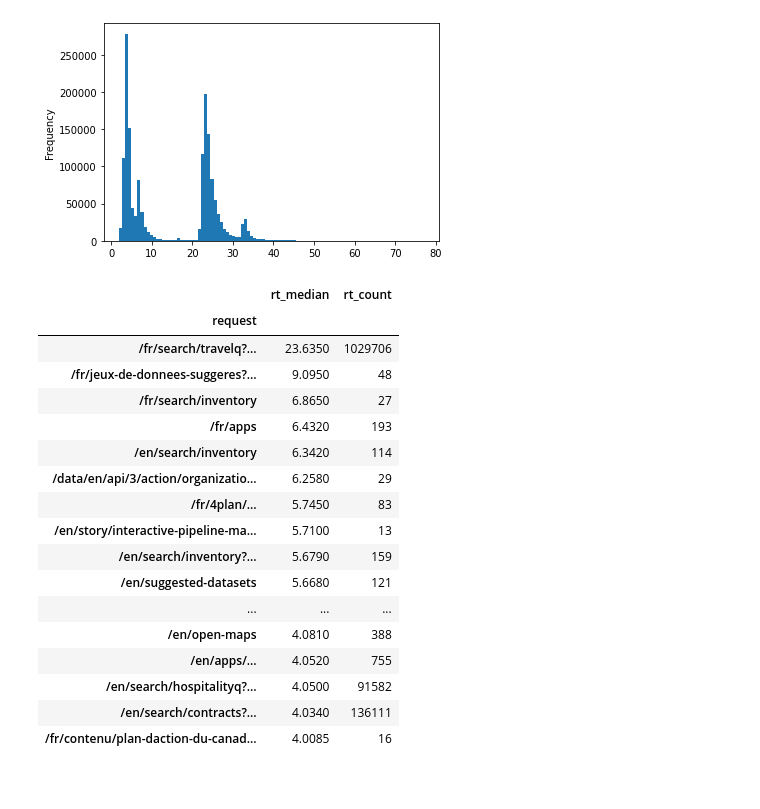
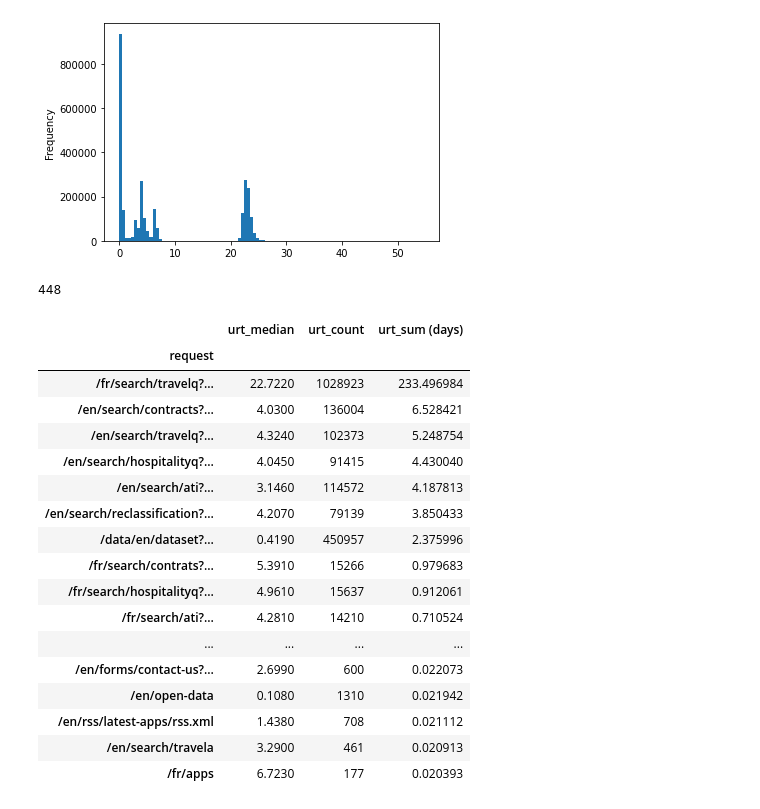
Before and after one commit to wardi/issue, a Jupyter notebook: analysis.ipynb, the cells around one changed output. Cells and saved outputs as stored; diff of their text form; code cells hidden in the pictures.

```diff
--- a/analysis.ipynb
+++ b/analysis.ipynb
@@ -1,3 +1,4 @@
 # %%
 import pandas as pd
-df = pd.read_csv("logs.csv.gz", compression="gzip")
+
+df = pd.read_csv("logs.csv.gz", compression="gzip", parse_dates=[1])
@@ -4,7 +19,7 @@ df = pd.read_csv("logs.csv.gz", compression="gzip")
 # %%
-ax = df[df['rt'] > 2]['rt'].plot.hist(bins=100)
+ax = df['urt'].plot.hist(bins=100)
 # %% [output]
-[figure, old version]
+[figure, new version]
 # %%
 def bucket(r):
     r = r.rsplit('HTTP/')[0].split('GET ')[-1]
@@ -16,25 +33,32 @@ bdf = df[['request','rt']].copy(deep=True)
 bdf['request'] = bdf['request'].map(bucket)
+# %%
+4 * 8 * 2 * 7
+# %% [output]
+448
 # %%
-import numpy as np
-sdf = bdf.groupby(['request']).agg(['median','count'])
+sdf = bdf.groupby(['request']).agg(['median','count','sum'])
 sdf.columns = sdf.columns.map('_'.join)
-sdf[sdf['rt_count'] > 10][sdf['rt_median'] > 4].sort_values('rt_median', ascending=False)
+sdf['urt_sum'] = sdf['urt_sum'] / (60*60*24)  # days
+
+busy = sdf[(sdf['urt_count'] > 10) & (sdf['urt_sum'] > 0.02)]
+busy.sort_values('urt_sum', ascending=False).rename(
+    columns={'urt_sum':'urt_sum (days)'})
 # %% [output]
-|  | rt_median | rt_count |
-| request |  |  |
-| /fr/search/travelq?… | 23.6350 | 1029706 |
-| /fr/jeux-de-donnees-suggeres?… | 9.0950 | 48 |
-| /fr/search/inventory | 6.8650 | 27 |
-| /fr/apps | 6.4320 | 193 |
-| /en/search/inventory | 6.3420 | 114 |
-| /data/en/api/3/action/organizatio... | 6.2580 | 29 |
-| /fr/4plan/… | 5.7450 | 83 |
-| /en/story/interactive-pipeline-ma... | 5.7100 | 13 |
-| /en/search/inventory?… | 5.6790 | 159 |
-| /en/suggested-datasets | 5.6680 | 121 |
-| ... | ... | ... |
-| /en/open-maps | 4.0810 | 388 |
-| /en/apps/… | 4.0520 | 755 |
-| /en/search/hospitalityq?… | 4.0500 | 91582 |
-| /en/search/contracts?… | 4.0340 | 136111 |
-| /fr/contenu/plan-daction-du-canad... | 4.0085 | 16 |
+|  | urt_median | urt_count | urt_sum (days) |
+| request |  |  |  |
+| /fr/search/travelq?… | 22.7220 | 1028923 | 233.496984 |
+| /en/search/contracts?… | 4.0300 | 136004 | 6.528421 |
+| /en/search/travelq?… | 4.3240 | 102373 | 5.248754 |
+| /en/search/hospitalityq?… | 4.0450 | 91415 | 4.430040 |
+| /en/search/ati?… | 3.1460 | 114572 | 4.187813 |
+| /en/search/reclassification?… | 4.2070 | 79139 | 3.850433 |
+| /data/en/dataset?… | 0.4190 | 450957 | 2.375996 |
+| /fr/search/contrats?… | 5.3910 | 15266 | 0.979683 |
+| /fr/search/hospitalityq?… | 4.9610 | 15637 | 0.912061 |
+| /fr/search/ati?… | 4.2810 | 14210 | 0.710524 |
+| ... | ... | ... | ... |
+| /en/forms/contact-us?… | 2.6990 | 600 | 0.022073 |
+| /en/open-data | 0.1080 | 1310 | 0.021942 |
+| /en/rss/latest-apps/rss.xml | 1.4380 | 708 | 0.021112 |
+| /en/search/travela | 3.2900 | 461 | 0.020913 |
+| /fr/apps | 6.7230 | 177 | 0.020393 |
```
Also changed, not shown: parts of 8 cells of this notebook, 1 other file.
